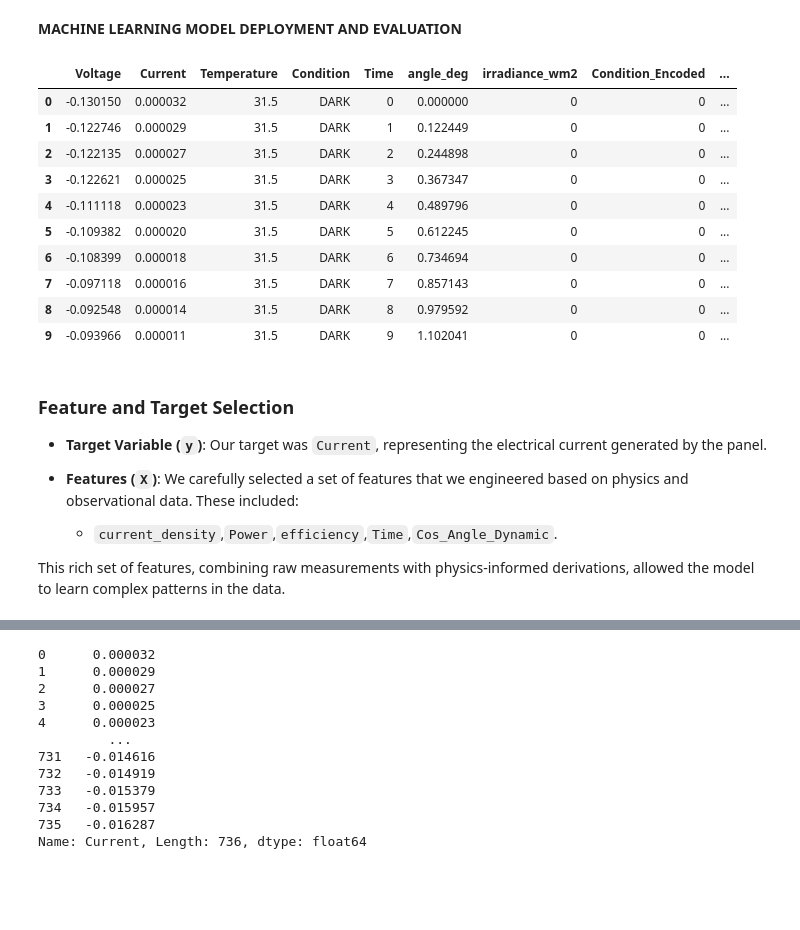
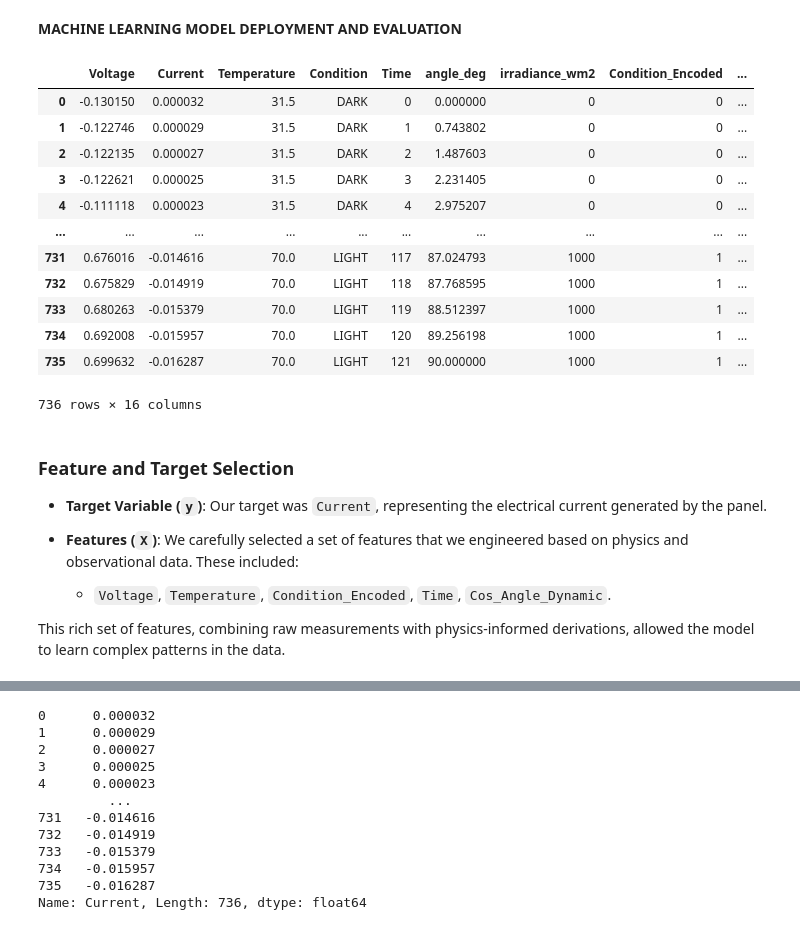
Before and after one commit to Phill-Odums/MAGIC_LEAF, a Jupyter notebook: Magic_leaf.ipynb, the cells around one changed output, grey strips where cells are left out. Saved outputs shown, nothing was run; the diff lists cells and outputs as text; code cells hidden in the pictures; blank space fills up the shorter version.

```diff
--- a/Magic_leaf.ipynb
+++ b/Magic_leaf.ipynb
@@ -96,12 +96,11 @@ This section details the creation of new, physics-informed features from the raw
 *   **Reason**: To represent the intensity of light falling on the panel. This is a primary driver of current generation. It's set based on whether the 'Condition' is 'LIGHT' or 'DARK'.
 *   **Formula**: If `Condition` is 'LIGHT', then 1000 W/m² (a typical value for full sunlight); otherwise, 0 W/m².
 # %%
-
-from sklearn.preprocessing import LabelEncoder
-
-# User requested features: angle and irradiance
-data['angle_deg'] = np.linspace(0, 90, len(data))
-
+# Fix Finding 2: Generate synthetic angle per experiment group instead of a global ramp
+data['angle_deg'] = data.groupby(['Temperature', 'Condition']).cumcount()
+data['angle_deg'] = data.groupby(['Temperature', 'Condition'])['angle_deg'].transform(
+    lambda x: np.linspace(0, 90, len(x))
+)
 data['irradiance_wm2'] = np.where(data['Condition'] == 'LIGHT', 1000, 0)
 # %% [markdown]
 ### 3. `Condition_Encoded` (Numerical Light Condition)
@@ -191,20 +191,26 @@ data.head(15)
 In the context of solar energy, several key metrics derived from the current-voltage (IV) curve are crucial for understanding and characterizing the performance of a photovoltaic device like our 'Magic Leaf' panel. These metrics provide insights into the panel's efficiency and power generation capabilities.
 # %%
 
-# Grouped calculations for Isc, Voc, Pmax, and Fill Factor
+# Fix Finding 3: Use actual axis crossings for Isc and Voc
 def calculate_iv_metrics(group):
-    # Using absolute values for standard solar metric reporting
-    abs_v = group['Voltage'].abs().sort_values()
-    abs_i = group['Current'].abs().sort_values(ascending=False)
+    v = group['Voltage'].values
+    i = group['Current'].values
+    p = group['Power'].values
 
-    # Approximate Isc (Current at min absolute Voltage) and Voc (Voltage at min absolute Current)
-    isc = abs_i.iloc[0]
-    voc = abs_v.iloc[-1]
-    pmax = group['Power'].max()
+    # Isc = Current where Voltage is closest to 0
+    idx_v0 = np.abs(v).argmin()
+    isc = abs(i[idx_v0])
+
+    # Voc = Voltage where Current is closest to 0
+    idx_i0 = np.abs(i).argmin()
+    voc = abs(v[idx_i0])
 
 
     # Fill Factor calculation (Pmax / (Isc * Voc))
+
+    pmax = p.max()
     ff = pmax / (isc * voc) if (isc * voc) != 0 else 0
+
     return pd.Series({'Isc': isc, 'Voc': voc, 'Pmax': pmax, 'Fill_Factor': ff})
 # %% [markdown]
 #### 1.  `Short-Circuit Current (Isc) `
@@ -422,26 +428,28 @@ Finally, at 70.0°C in 'LIGHT', the 'Magic Leaf' continues to deliver a distinct
 # %% [markdown]
  **MACHINE LEARNING MODEL DEPLOYMENT AND EVALUATION**
 # %%
-data.head(10)
+data.head(1000)
 # %% [output]
 |  | Voltage | Current | Temperature | Condition | Time | angle_deg | irradiance_wm2 | Condition_Encoded | ... |
 | 0 | -0.130150 | 0.000032 | 31.5 | DARK | 0 | 0.000000 | 0 | 0 | ... |
-| 1 | -0.122746 | 0.000029 | 31.5 | DARK | 1 | 0.122449 | 0 | 0 | ... |
-| 2 | -0.122135 | 0.000027 | 31.5 | DARK | 2 | 0.244898 | 0 | 0 | ... |
-| 3 | -0.122621 | 0.000025 | 31.5 | DARK | 3 | 0.367347 | 0 | 0 | ... |
-| 4 | -0.111118 | 0.000023 | 31.5 | DARK | 4 | 0.489796 | 0 | 0 | ... |
-| 5 | -0.109382 | 0.000020 | 31.5 | DARK | 5 | 0.612245 | 0 | 0 | ... |
-| 6 | -0.108399 | 0.000018 | 31.5 | DARK | 6 | 0.734694 | 0 | 0 | ... |
-| 7 | -0.097118 | 0.000016 | 31.5 | DARK | 7 | 0.857143 | 0 | 0 | ... |
-| 8 | -0.092548 | 0.000014 | 31.5 | DARK | 8 | 0.979592 | 0 | 0 | ... |
-| 9 | -0.093966 | 0.000011 | 31.5 | DARK | 9 | 1.102041 | 0 | 0 | ... |
+| 1 | -0.122746 | 0.000029 | 31.5 | DARK | 1 | 0.743802 | 0 | 0 | ... |
+| 2 | -0.122135 | 0.000027 | 31.5 | DARK | 2 | 1.487603 | 0 | 0 | ... |
+| 3 | -0.122621 | 0.000025 | 31.5 | DARK | 3 | 2.231405 | 0 | 0 | ... |
+| 4 | -0.111118 | 0.000023 | 31.5 | DARK | 4 | 2.975207 | 0 | 0 | ... |
+| ... | ... | ... | ... | ... | ... | ... | ... | ... | ... |
+| 731 | 0.676016 | -0.014616 | 70.0 | LIGHT | 117 | 87.024793 | 1000 | 1 | ... |
+| 732 | 0.675829 | -0.014919 | 70.0 | LIGHT | 118 | 87.768595 | 1000 | 1 | ... |
+| 733 | 0.680263 | -0.015379 | 70.0 | LIGHT | 119 | 88.512397 | 1000 | 1 | ... |
+| 734 | 0.692008 | -0.015957 | 70.0 | LIGHT | 120 | 89.256198 | 1000 | 1 | ... |
+| 735 | 0.699632 | -0.016287 | 70.0 | LIGHT | 121 | 90.000000 | 1000 | 1 | ... |
+736 rows × 16 columns
 # %% [markdown]
 ### Feature and Target Selection
 
 *   **Target Variable (`y`)**: Our target was `Current`, representing the electrical current generated by the panel.
 
 *   **Features (`X`)**: We carefully selected a set of features that we engineered based on physics and observational data. These included:
-    *   `current_density`,`Power`,`efficiency`,`Time`,`Cos_Angle_Dynamic`.
+     *   `Voltage`, `Temperature`, `Condition_Encoded`, `Time`, `Cos_Angle_Dynamic`.
 
 This rich set of features, combining raw measurements with physics-informed derivations, allowed the model to learn complex patterns in the data.
 # %%
```
Also changed, not shown: parts of 17 cells of this notebook.
